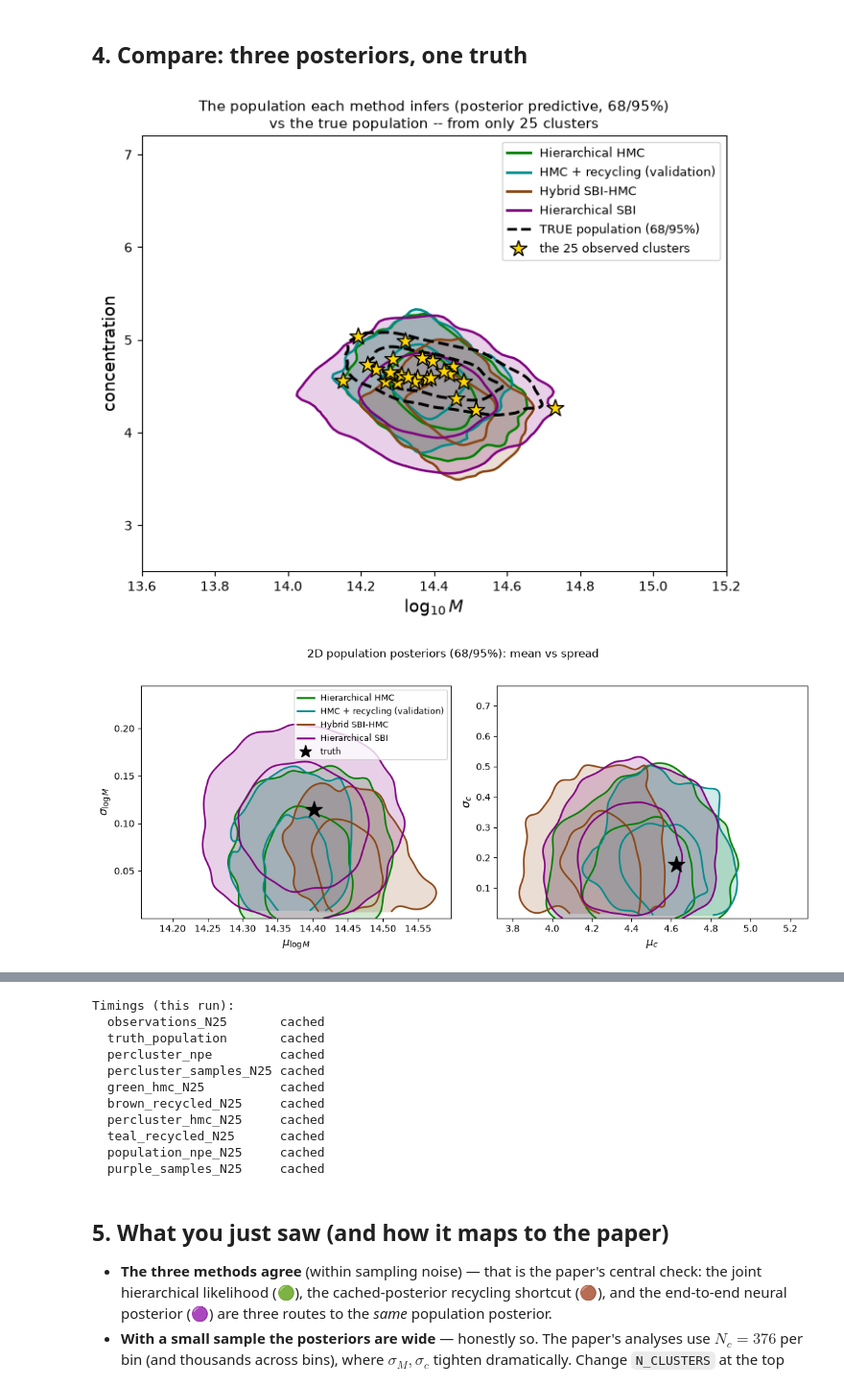
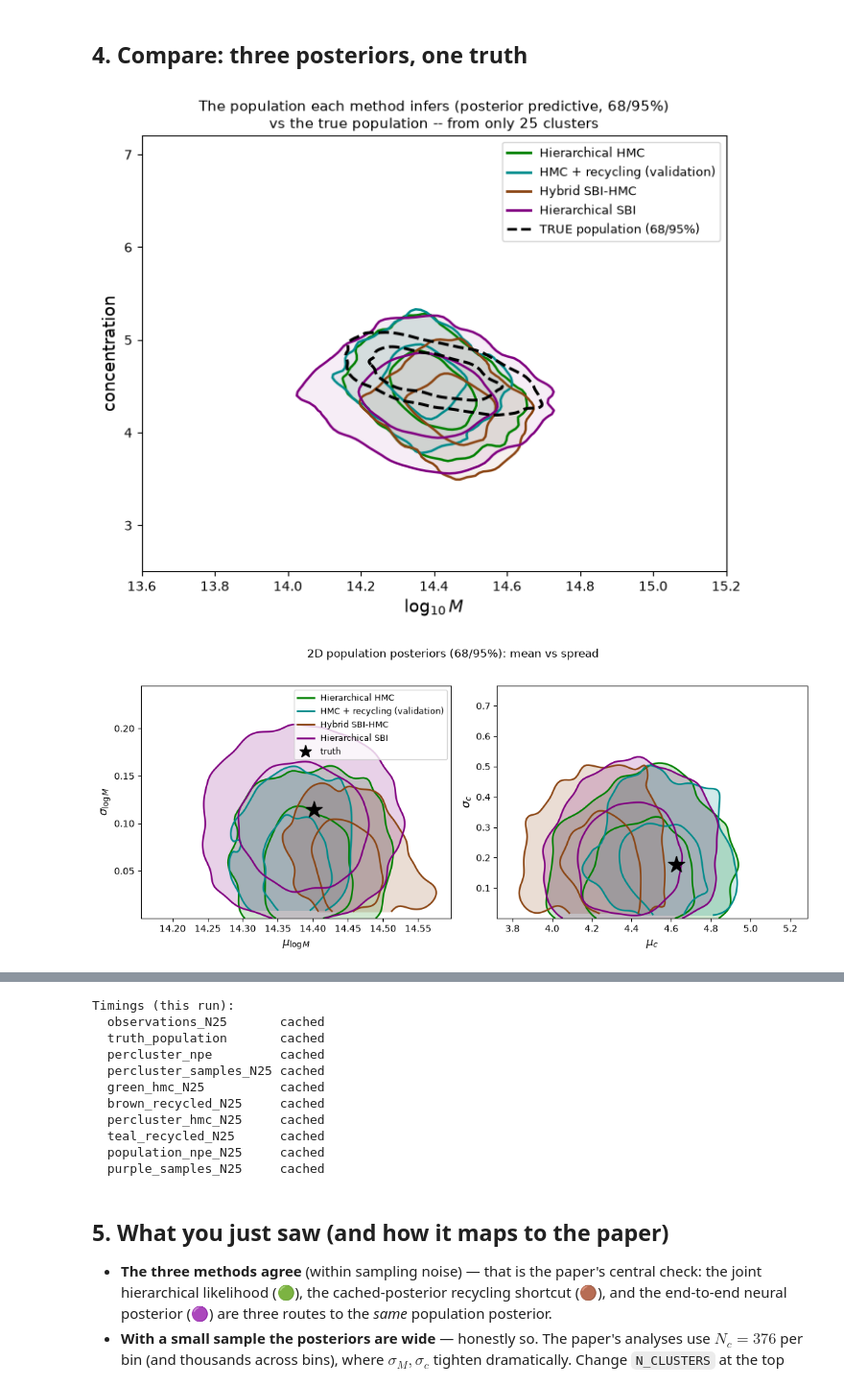
Before and after one commit to LSSTDESC/CL-SBI, a Jupyter notebook: notebooks/tutorial_01_population_inference/tutorial_01_population_inference.ipynb, the cells around one changed output, grey strips where cells are left out. Shown at 96% size. Cells and saved outputs as stored; diff of their text form; code cells hidden in the pictures.

Commit message:
Tutorial 01: cleaner sec-4 predictive figure (no stars, lighter fill)
Co-Authored-By: Claude Fable 5 <noreply@anthropic.com>

```diff
--- a/notebooks/tutorial_01_population_inference/tutorial_01_population_inference.ipynb
+++ b/notebooks/tutorial_01_population_inference/tutorial_01_population_inference.ipynb
@@ -411,14 +411,11 @@ def predictive_population(s, k=20000):
 
 fig, ax = plt.subplots(figsize=(8, 6))
 for name, smp, color in METHODS:
-    kde_contours(ax, predictive_population(smp), color, fill=True)
+    kde_contours(ax, predictive_population(smp), color, fill=True, alpha=0.07)
 kde_contours(ax, POP[:8000], "k", ls="--", lw=2.2)
-ax.scatter(OBS["true_mc"][:, 0], OBS["true_mc"][:, 1], marker="*", s=180, color="gold",
-           edgecolor="k", zorder=6, label=f"the {N_CLUSTERS} observed clusters (truth)")
 from matplotlib.lines import Line2D
 ax.legend(handles=[Line2D([], [], color=c, lw=2, label=n) for n, _, c in METHODS]
-          + [Line2D([], [], color="k", ls="--", lw=2, label="TRUE population (68/95%)"),
-             Line2D([], [], marker="*", ls="", ms=13, mfc="gold", mec="k", label=f"the {N_CLUSTERS} observed clusters")],
+          + [Line2D([], [], color="k", ls="--", lw=2, label="TRUE population (68/95%)")],
           fontsize=9, loc="upper right")
 ax.set_xlabel(r"$\log_{10} M$", fontsize=13); ax.set_ylabel("concentration", fontsize=13)
 ax.set_xlim(13.6, 15.2); ax.set_ylim(2.5, 7.2)
@@ -427,34 +424,34 @@ ax.set_title(f"The population each method infers (posterior predictive, 68/95%)\
 plt.show()
 
 # 2D posteriors: the (mean, spread) planes for mass and concentration
 fig, axes = plt.subplots(1, 2, figsize=(11, 4.6))
 for ax, (kx, ky, lx, ly) in zip(axes, [("mu_M", "sig_M", r"$\mu_{\log M}$", r"$\sigma_{\log M}$"),
                                         ("mu_c", "sig_c", r"$\mu_c$", r"$\sigma_c$")]):
     for name, smp, color in METHODS:
         kde_contours(ax, np.column_stack([smp[kx], smp[ky]]), color, fill=True)
     ax.scatter(TRUE[kx], TRUE[ky], marker="*", s=350, color="k", zorder=6, label="truth")
     ax.set_xlabel(lx, fontsize=12); ax.set_ylabel(ly, fontsize=12)
 from matplotlib.lines import Line2D
 axes[0].legend(handles=[Line2D([], [], color=c, lw=2, label=n) for n, _, c in METHODS]
                + [Line2D([], [], marker="*", ls="", ms=14, mfc="k", mec="k", label="truth")], fontsize=9)
 fig.suptitle("2D population posteriors (68/95%): mean vs spread", y=1.02)
 plt.tight_layout(); plt.show()
 
 fig, axes = plt.subplots(2, 2, figsize=(10, 7))
 for ax, (key, label) in zip(axes.ravel(), PARAMS):
     for name, s, color in METHODS:
         ax.hist(s[key], bins=40, density=True, histtype="step", lw=2, color=color, label=name)
     ax.axvline(TRUE[key], color="k", ls="--", lw=2, label="truth (population)")
     ax.set_xlabel(label); ax.set_yticks([])
 axes[0, 0].legend(fontsize=8)
 fig.suptitle(f"Population posteriors from {N_CLUSTERS} clusters -- three methods, same priors", y=1.0)
 plt.tight_layout(); plt.show()
 
 print("Timings (this run):")
 for k, (status, dt) in TIMINGS.items():
     print(f"  {k:<22} {status}" + (f"  {dt:6.1f}s" if dt else ""))
 # %% [output]
-[figure, old version]
+[figure, new version]
 [figure]
 [figure]
 Timings (this run):
```
Also changed, not shown: 1 other file.
